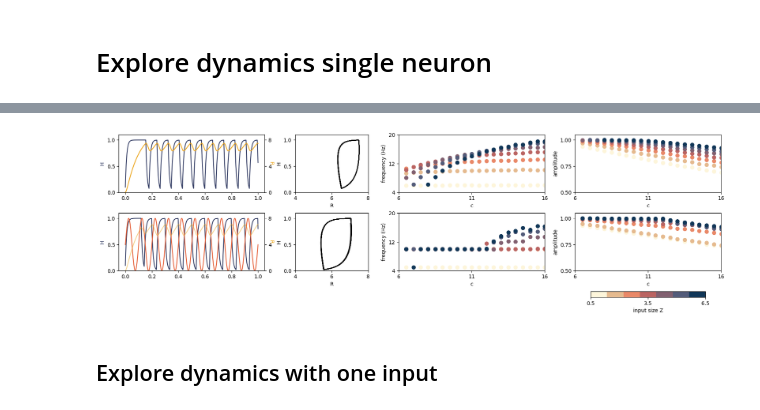
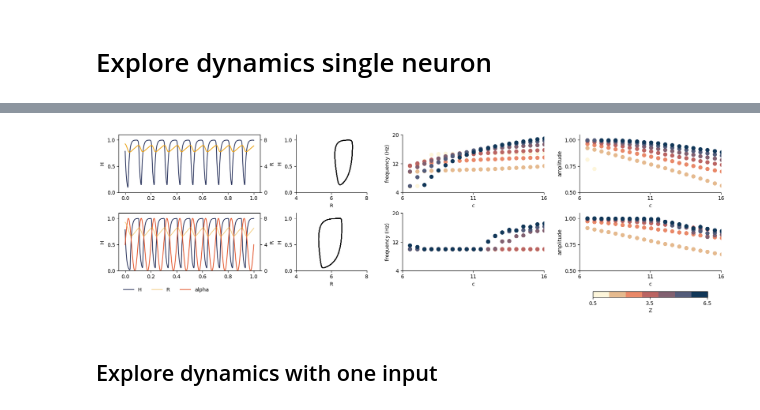
Before and after one commit to katduecker/dnn_osci, a Jupyter notebook: DynNN_figures_thesis.ipynb, the cells around one changed output, grey strips where cells are left out. Saved outputs shown, nothing was run; the diff lists cells and outputs as text; code cells hidden in the pictures.

```diff
--- a/DynNN_figures_thesis.ipynb
+++ b/DynNN_figures_thesis.ipynb
@@ -780,19 +526,0 @@ The actual fixed point is reached for the 4th and 5th value, and dynamics are ~1
-# %%
-inv_c = np.array((c_vec[0],c_vec[6],c_vec[-1]))
-
-
-plt.rcParams["figure.figsize"] = (12,7)
-
-fig, axs = plt.subplots(2,3)
-
-for i,c in enumerate(inv_c):
-  params = [tau_h,tau_R,c,S]
-  Zt, Ht, Rt = euler_dyn(Z,timevec,params,alpha_params,sig_param,t_start=0)
-
-  axs[0,i].plot(timevec[1:],Ht[1+1:])
-  axs[0,i].set_title('c = Z *' + str(round(c/Z,1)))
-  axs[0,i].set_xlabel('time (s)')
-  axs[0,i].set_ylabel('H')
-  axs[1,i].plot(Rt,Ht)
-  axs[1,i].set_xlabel('R')
-  axs[1,i].set_ylabel('H')
@@ -1297,9 +571,9 @@ Z = torch.max(Zall[:]).detach().numpy()
 tau_h = 0.01
 tau_R = 0.1
 a = 2
-S = 0.01
+S = 0.1
 # fix c
-c = 1.5*Z
+c = 1.3*Z
 
 params = [tau_h,tau_R,c,S]
 
@@ -1310,6 +584,8 @@ timevec = np.linspace(0,1,1000)
 # alpha parameters
 
 alpha_params = [10,0,0]
+
+sig_param = [2,-2.5]
 
 Zt, Ht, Rt = euler_dyn(Z,timevec,params,alpha_params,sig_param,t_start=0)
 
@@ -1324,13 +600,13 @@ fig, axs = plt.subplots(3,4,width_ratios=[1,0.5,1,1],height_ratios=[1,1,0.1])
 axs[0,0].plot(timevec,Ht[t_start+1:],color=np.array((41,51,92))/255)
 axs[0,0].set_ylim((0,1.1))
 axs[0,0].set_yticks((0,0.5,1))
-axs[0,0].set_ylabel('H',color=np.array((41,51,92))/255)
+axs[0,0].set_ylabel('H')
 
 ax2 = axs[0,0].twinx()
 ax2.plot(timevec,Rt[t_start+1:],color=np.array((235,162,18))/255)
 ax2.set_ylim((0,8.8))
 ax2.set_yticks((0,4,8))
-ax2.set_ylabel('R',color=np.array((235,162,18))/255,rotation=270)
+ax2.set_ylabel('R')
 ax2.set_xlabel('time (s)')
 
 
@@ -1343,6 +619,7 @@ axs[0,1].set_ylim((0,1.1))
 axs[0,1].set_yticks((0,0.5,1))
 axs[0,1].set_ylabel('H')
 axs[0,1].set_xlabel('R')
+axs[0,1].spines[['top','right']].set_visible(False)
 
 
 # Repeat for alpha
@@ -1352,17 +629,17 @@ Zt, Ht, Rt = euler_dyn(Z,timevec,params,alpha_params,sig_param,t_start=0)
 
 # H & R ~ time
 
-axs[1,0].plot(timevec,Ht[t_start+1:],color=np.array((41,51,92))/255)
+l[0], = axs[1,0].plot(timevec,Ht[t_start+1:],color=np.array((41,51,92))/255)
 axs[1,0].set_ylim((0,1.1))
 axs[1,0].set_yticks((0,0.5,1))
-axs[1,0].set_ylabel('H',color=np.array((41,51,92))/255)
-axs[1,0].plot(timevec,0.5*np.sin(2*np.pi*10*timevec)+0.5,color=np.array((228,87,46))/255)
+axs[1,0].set_ylabel('H')
+l[2], = axs[1,0].plot(timevec,0.5*np.sin(2*np.pi*10*timevec)+0.5,color=np.array((228,87,46))/255)
 
 ax2 = axs[1,0].twinx()
-ax2.plot(timevec,Rt[t_start+1:],color=np.array((235,162,18))/255,alpha=0.5)
+l[1], = ax2.plot(timevec,Rt[t_start+1:],color=np.array((235,162,18))/255,alpha=0.5)
 ax2.set_ylim((0,8.8))
 ax2.set_yticks((0,4,8))
-ax2.set_ylabel('R',color=np.array((235,162,18))/255,rotation=270)
+ax2.set_ylabel('R')
 ax2.set_xlabel('time (s)')
 
 
@@ -1376,6 +653,7 @@ axs[1,1].set_ylim((0,1.1))
 axs[1,1].set_yticks((0,0.5,1))
 axs[1,1].set_ylabel('H')
 axs[1,1].set_xlabel('R')
+axs[1,1].spines[['top','right']].set_visible(False)
 
 
 
@@ -1409,6 +687,7 @@ axs[0,2].set_xlabel('c')
 axs[0,2].set_xlim((6,16))
 axs[0,2].set_xticks((6,11,16))
 axs[0,2].set_yticks((4,12,20))
+axs[0,2].spines[['top','right']].set_visible(False)
 
 axs[0,3].set_ylim((0.5,1.05))
 axs[0,3].set_ylabel('amplitude')
@@ -1416,6 +695,7 @@ axs[0,3].set_xlabel('c')
 axs[0,3].set_xlim((6,16))
 axs[0,3].set_xticks((6,11,16))
 axs[0,3].set_yticks((0.5,0.75,1))
+axs[0,3].spines[['top','right']].set_visible(False)
 
 
 
@@ -1440,35 +720,39 @@ for i,c in enumerate(c_vec):
     axs[1,3].scatter(c,pow,color=cmz[iz],s=50)
 
 axs[1,2].set_ylim((4,20))
 axs[1,2].set_ylabel('frequency (Hz)')
 axs[1,2].set_xlabel('c')
 axs[1,2].set_xlim((6,16))
 axs[1,2].set_xticks((6,11,16))
 axs[1,2].set_yticks((4,12,20))
+axs[1,2].spines[['top','right']].set_visible(False)
 
 
 axs[1,3].set_ylim((0.5,1.05))
 axs[1,3].set_ylabel('amplitude')
 axs[1,3].set_xlabel('c')
 axs[1,3].set_xlim((6,16))
 axs[1,3].set_xticks((6,11,16))
 axs[1,3].set_yticks((0.5,0.75,1))
+axs[1,3].spines[['top','right']].set_visible(False)
 
 axs[2,0].axis('off')
+axs[2,0].legend(l,['H','R','alpha'],loc="lower left",ncol = 3,frameon=False)
+
 axs[2,1].axis('off')
 axs[2,2].axis('off')
 axs[2,3].axis('off')
 
 cb = fig.colorbar(imfig,ax=axs[2,3],orientation='horizontal',fraction=1)
-cb.set_label('input size Z')
+cb.set_label('Z')
 cb.set_ticks((0.5,3.5,Z))
 
 fig.tight_layout(pad = 0.5)
 
 fig.savefig('/content/drive/MyDrive/explore_dynamics_one_node.svg')
 fig.savefig('/content/drive/MyDrive/explore_dynamics_one_node.png')
 # %% [output]
-[figure, old version]
+[figure, new version]
 # %% [markdown]
 ## Explore dynamics with one input
 # %% [markdown]
```
Also changed, not shown: parts of 58 cells of this notebook.
